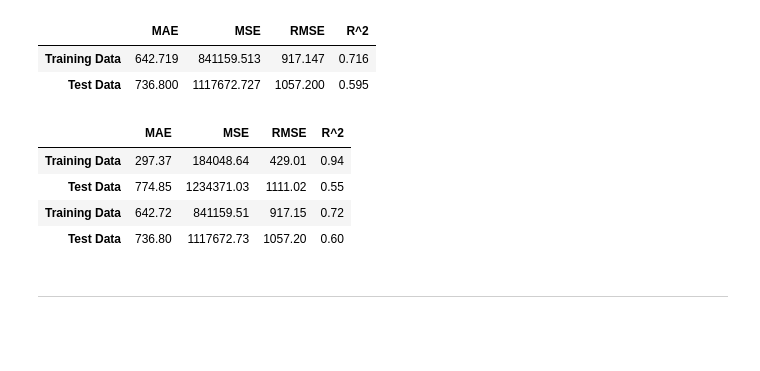
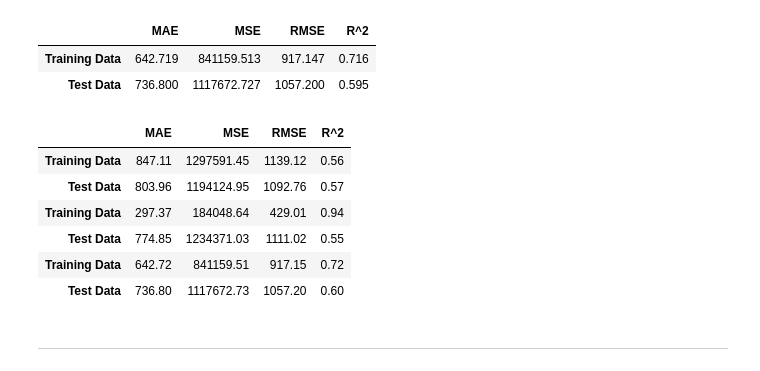
Before and after one commit to A-Kutscher/Prediction-of-Product-Sales, a Jupyter notebook: Prediction_of_Product_Sales_Amber_Kutscher.ipynb, the cells around one changed output. Saved outputs shown, nothing was run; the diff lists cells and outputs as text; code cells hidden in the pictures; blank space fills up the shorter version.

```diff
--- a/Prediction_of_Product_Sales_Amber_Kutscher.ipynb
+++ b/Prediction_of_Product_Sales_Amber_Kutscher.ipynb
@@ -1515,0 +1544,5 @@ def evaluate_regression(reg, X_train, y_train, X_test, y_test, verbose = True,
+# %%
+# Creaing and fitting baseline dummy model
+dummy = DummyRegressor(strategy='mean')
+dummy_pipe = make_pipeline(col_transformer, dummy)
+dummy_pipe.fit(X_train, y_train)
@@ -1664,9 +1735,9 @@ params = {'randomforestregressor__max_depth': [None,10,15,20],
           }
 # %%
 # Instantiate the gridsearch
-gridsearch = GridSearchCV(rand_fore_pipe, params, n_jobs=-1, verbose=1)
+rand_fore_gs = GridSearchCV(rand_fore_pipe, params, n_jobs=-1, verbose=1)
 # Fit the gridsearch on training data
-gridsearch.fit(X_train, y_train)
+rand_fore_gs.fit(X_train, y_train)
 # %% [output]
 Fitting 5 folds for each of 288 candidates, totalling 1440 fits
 GridSearchCV(estimator=Pipeline(steps=[('columntransformer',
@@ -1697,7 +1768,7 @@ gridsearch.best_params_
  'randomforestregressor__oob_score': True}
 # %%
 # Define and refit best model
-best_rand_fore = gridsearch.best_estimator_
+best_rand_fore = rand_fore_gs.best_estimator_
 best_rand_fore
 # %% [output]
 Pipeline(steps=[('columntransformer',
@@ -1744,10 +1815,12 @@ Regression Metrics: Test Data
 | Test Data | 736.800 | 1117672.727 | 1057.200 | 0.595 |
 # %%
 # Concatenate metrics to metrics dataframe
-metrics_2 = pd.concat([rand_fore_metrics, best_rand_fore_metrics]).round(2)
-metrics_2
+metrics_gs = pd.concat([lin_reg_metrics, rand_fore_metrics, best_rand_fore_metrics]).round(2)
+metrics_gs
 # %% [output]
 |  | MAE | MSE | RMSE | R^2 |
+| Training Data | 847.11 | 1297591.45 | 1139.12 | 0.56 |
+| Test Data | 803.96 | 1194124.95 | 1092.76 | 0.57 |
 | Training Data | 297.37 | 184048.64 | 429.01 | 0.94 |
 | Test Data | 774.85 | 1234371.03 | 1111.02 | 0.55 |
 | Training Data | 642.72 | 841159.51 | 917.15 | 0.72 |
```
Also changed, not shown: parts of 37 cells of this notebook.
